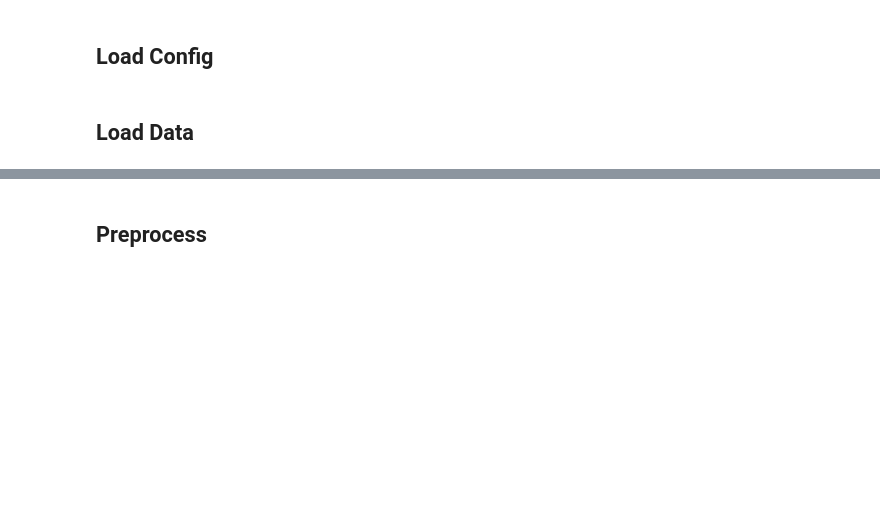
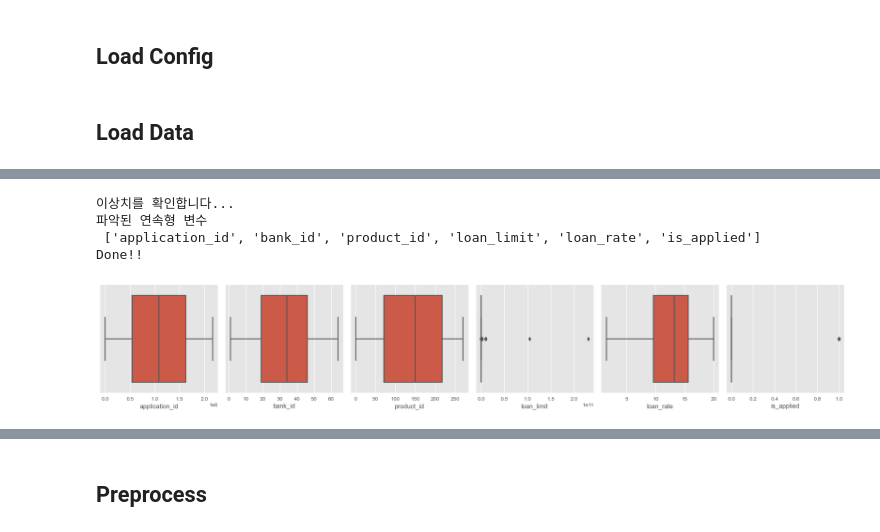
Before and after one commit to paragonyun/2022_bigcontest, a Jupyter notebook: main_test.ipynb, the cells around one changed output, grey strips where cells are left out. Saved outputs shown, nothing was run; the diff lists cells and outputs as text; code cells hidden in the pictures; blank space fills up the shorter version.

```diff
--- a/main_test.ipynb
+++ b/main_test.ipynb
@@ -52,0 +103,8 @@ cofix_df = loader.run('cofix.csv')
+# %%
+loan_eda.check_outliers()
+# %% [output]
+이상치를 확인합니다...
+파악된 연속형 변수
+ ['application_id', 'bank_id', 'product_id', 'loan_limit', 'loan_rate', 'is_applied']
+Done!!
+[figure, added]
```
Also changed, not shown: parts of 32 cells of this notebook.
